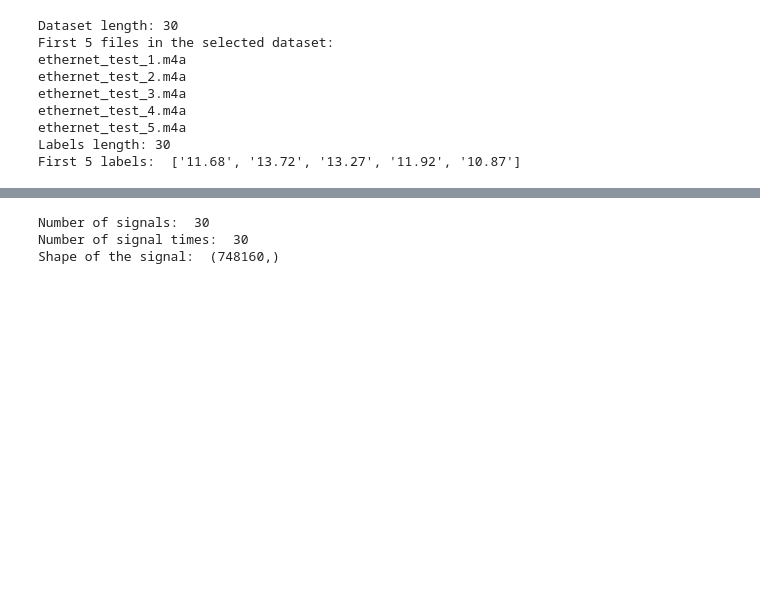
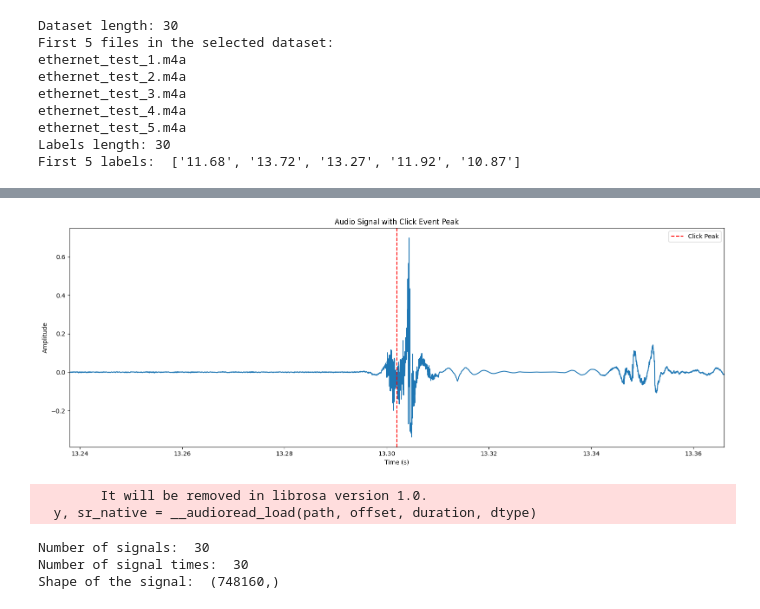
Before and after one commit to matteoseidl/Electrical_Connector_Click-Event_Detection, a Jupyter notebook: 01_Dataset/preprocessSingleClickAudioTest.ipynb, the cells around one changed output, grey strips where cells are left out. Saved outputs shown, nothing was run; the diff lists cells and outputs as text; code cells hidden in the pictures; blank space fills up the shorter version.

```diff
--- a/01_Dataset/preprocessSingleClickAudioTest.ipynb
+++ b/01_Dataset/preprocessSingleClickAudioTest.ipynb
@@ -155,8 +157,19 @@ print(click_index_labels[:5])
+# %%
+# plot the signal interval around the peak time of the click event for the same audio file in the selected dataset as the spectrogram plot above
+
+time_interval = (chunk_size/sampling_rate) # this will be the window size in the real time detection --> 4 chunks with 4096 samples each --> with the 32 kHz sampling rate this is 0.512 seconds
+
+peak_time = click_index_labels[file_id_num]/sampling_rate
+interval = time_interval/2 # for setting the x mina and max limits of the plot --> peak time +/- interval
+
+spectrogramPlotter.plot_signal_interval(signal, time, peak_time, interval)
+# %% [output]
+[figure, added]
 # %%
 # calculating signals and signal times for the selected dataset
 
 # calculate peak time of the click event for each audio file in the selected dataset
-def calc_peak_times(audio_files_sorted, audio_dataset_dir, sampling_rate):
+def calc_signal_times(audio_files_sorted, audio_dataset_dir, sampling_rate):
     signals = [] # audio wave forms
     signal_times = [] # time stamps in seconds for all samples in an audio file
 
@@ -175,7 +188,10 @@ def calc_peak_times(audio_files_sorted, audio_dataset_dir, sampling_rate):
     return signals, signal_times
 
 # get the signals, signal times
-signals, signal_times  = calc_peak_times(audio_files_sorted, audio_dataset_dir_path, sampling_rate)
+signals, signal_times  = calc_signal_times(audio_files_sorted, audio_dataset_dir_path, sampling_rate)
+# %% [output]
+        It will be removed in librosa version 1.0.
+  y, sr_native = __audioread_load(path, offset, duration, dtype)
 # %%
 print("Number of signals: ", len(signals))
 print("Number of signal times: ", len(signal_times))
```
Also changed, not shown: parts of 8 cells of this notebook, 1 other file.
